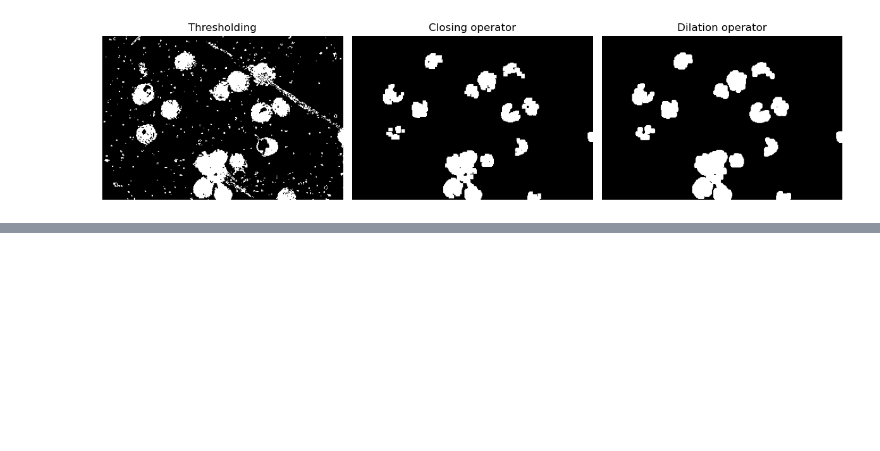
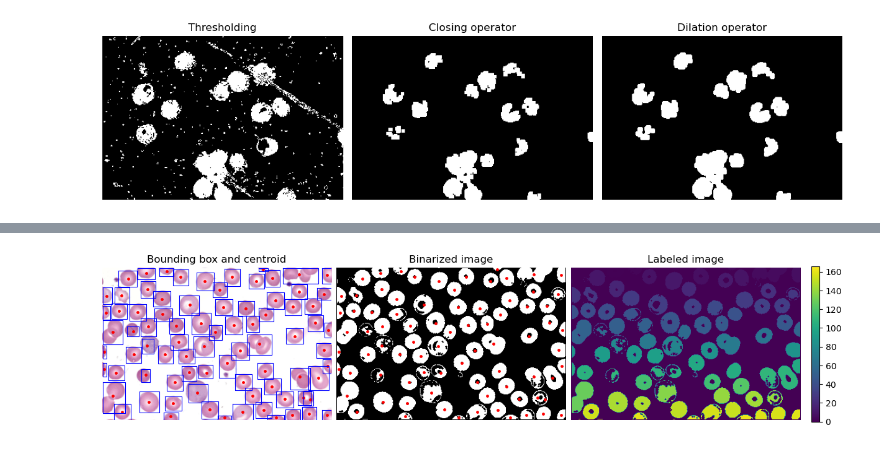
Before and after one commit to npcrmns/App-Physics-157, a Jupyter notebook: [7] Blob Analysis/Blob Analysis.ipynb, the cells around one changed output, grey strips where cells are left out. Cells and saved outputs as stored; diff of their text form; code cells hidden in the pictures; blank space fills up the shorter version.

```diff
--- a/[7] Blob Analysis/Blob Analysis.ipynb
+++ b/[7] Blob Analysis/Blob Analysis.ipynb
@@ -169,0 +205,39 @@ pd.DataFrame(malaria_results)
+# %%
+rbc_cleaned = binary_closing(rbc_nonpara)
+rbc_labels = measure.label(rbc_cleaned)
+rbc_props = measure.regionprops(rbc_labels)
+# %%
+rbc_results = measure.regionprops_table(rbc_labels, properties = ("area", "centroid"))
+rbc_df = pd.DataFrame(rbc_results)
+
+rbc_centx = rbc_df["centroid-1"].to_numpy()
+rbc_centy = rbc_df["centroid-0"].to_numpy()
+rbc_area = rbc_df["area"].to_numpy()
+
+# limit the blob detection
+rbc_area_filt = np.where(rbc_area > 50)
+rbc_centx_filt = rbc_centx[rbc_area_filt]
+rbc_centy_filt = rbc_centy[rbc_area_filt]
+# %%
+fig, ax = plt.subplots(1, 3, figsize = (12, 4), constrained_layout = True)
+ax[0].imshow(rbc)
+ax[0].scatter(rbc_centx_filt, rbc_centy_filt, s = 6, color = "red")
+ax[0].set_title("Bounding box and centroid")
+ax[1].imshow(rbc_cleaned, cmap = "gray")
+ax[1].scatter(rbc_centx_filt, rbc_centy_filt, s = 6, color = "red")
+ax[1].set_title("Binarized image")
+ax[2].set_title("Labeled image")
+rbc_watershed = ax[2].imshow(rbc_labels)
+plt.colorbar(rbc_watershed, ax = ax[2], fraction = 0.034)
+
+for prop in rbc_props:
+    if prop.area > 50:
+        minr, minc, maxr, maxc = prop.bbox
+        bx = (minc, maxc, maxc, minc, minc)
+        by = (minr, minr, maxr, maxr, minr)
+        ax[0].plot(bx, by, color = "blue", linewidth = 0.8)
+
+for a in ax:
+    a.axis("off")
+# %% [output]
+[figure, added]
```
Also changed, not shown: parts of 10 cells of this notebook, 2 other files.
